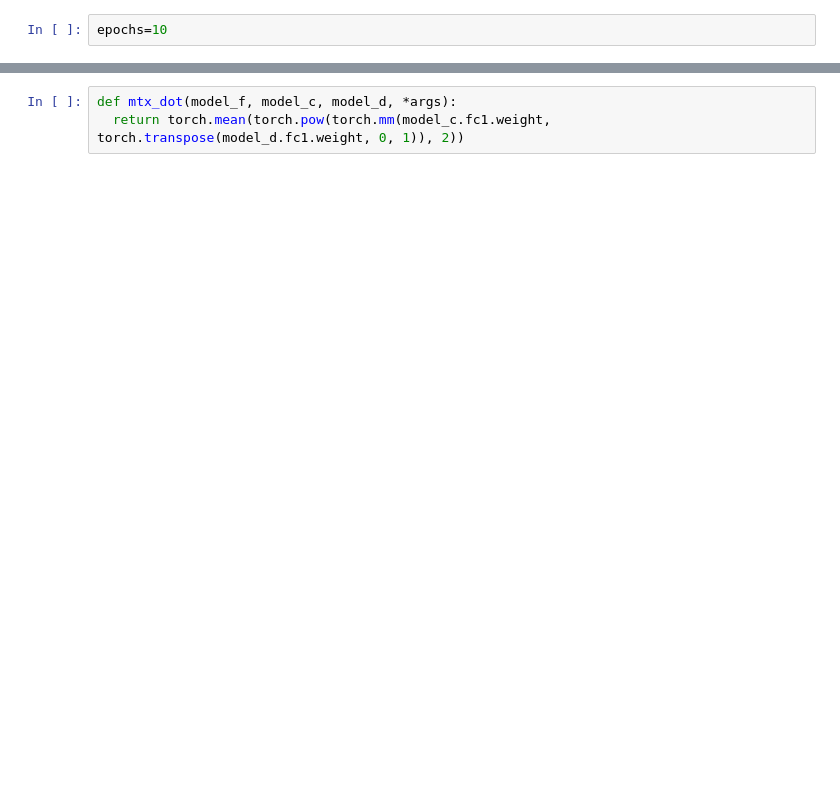
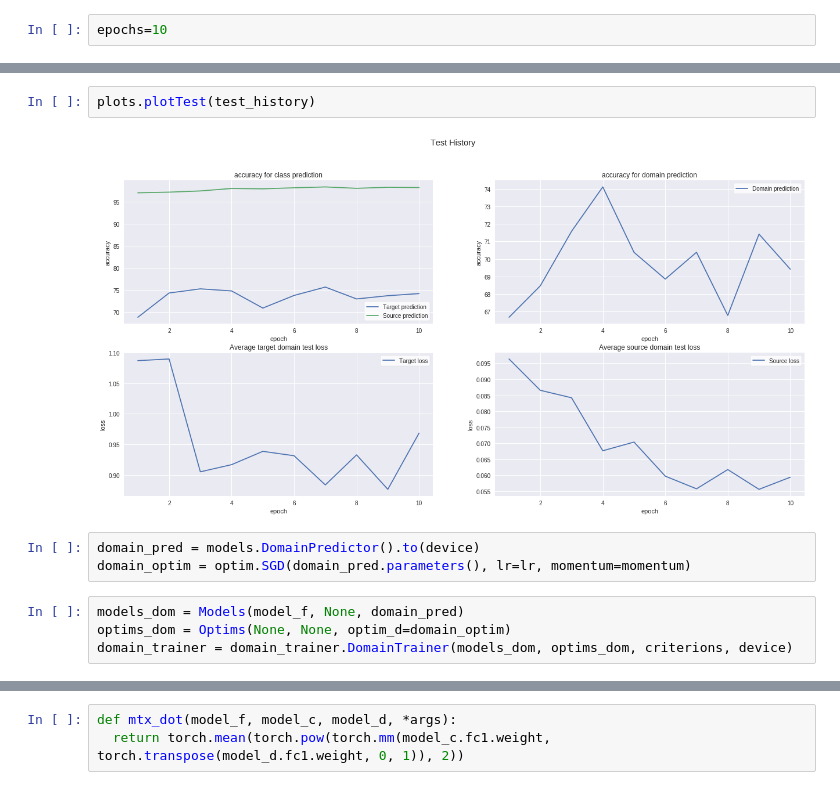
Before and after one commit to wiatrak2/BScThesis, a Jupyter notebook: mnist.ipynb, the cells around one changed output, grey strips where cells are left out. Drawn from its saved outputs; the diff is of its cells as text; blank space fills up the shorter version.

```diff
--- a/mnist.ipynb
+++ b/mnist.ipynb
@@ -566,0 +187,11 @@ def plotDomainTraining(domain_train_history, train_history):
+# %%
+plots.plotTest(test_history)
+# %% [output]
+[figure, added]
+# %%
+domain_pred = models.DomainPredictor().to(device)
+domain_optim = optim.SGD(domain_pred.parameters(), lr=lr, momentum=momentum)
+# %%
+models_dom = Models(model_f, None, domain_pred)
+optims_dom = Optims(None, None, optim_d=domain_optim)
+domain_trainer = domain_trainer.DomainTrainer(models_dom, optims_dom, criterions, device)
```
Also changed, not shown: parts of 103 cells of this notebook.
